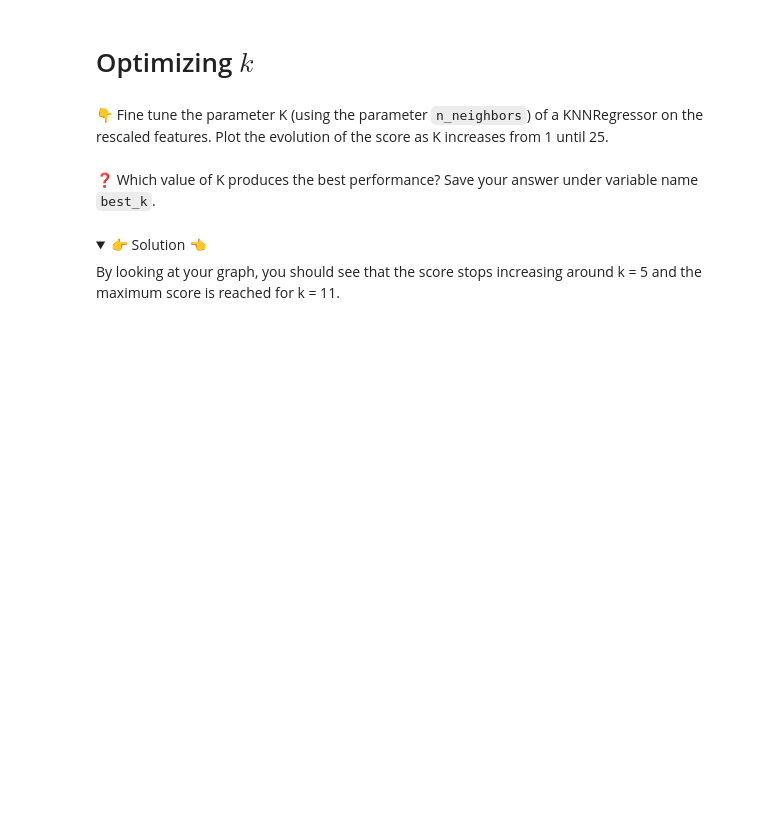
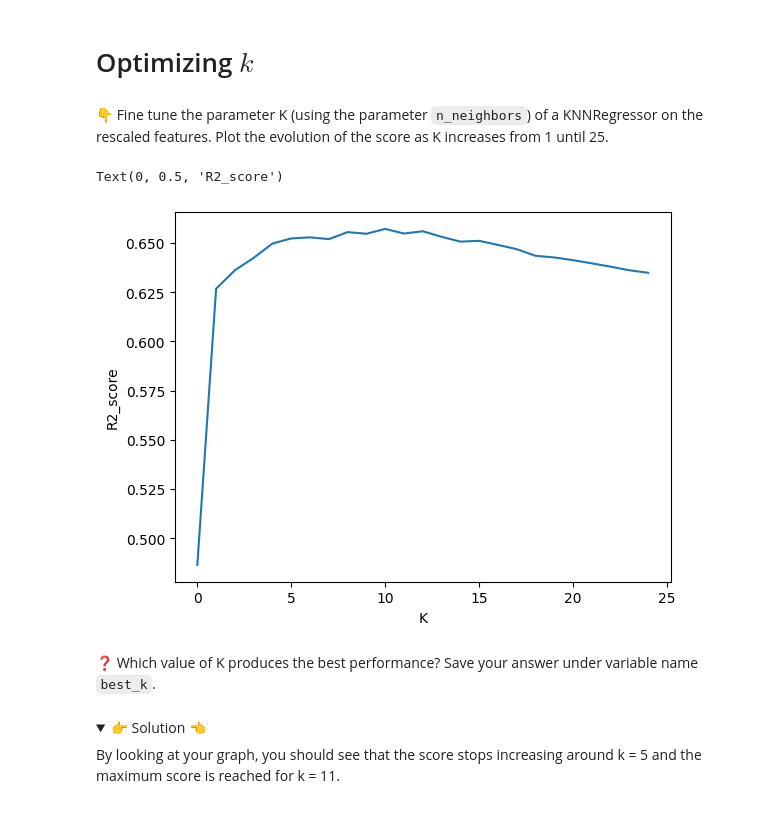
Before and after one commit to multiyumz/data-science-challenges, a Jupyter notebook: data-knn/KNN.ipynb, the cells around one changed output. Drawn from its saved outputs; the diff is of its cells as text; code cells hidden in the pictures; folded sections open; blank space fills up the shorter version.

```diff
--- a/data-knn/KNN.ipynb
+++ b/data-knn/KNN.ipynb
@@ -170,0 +171,8 @@ git push origin master
+# %%
+n_neighbors = list(np.arange(1,26))
+# %%
+scores = []
+
+for i in n_neighbors:
+    cv_results = cross_validate(KNeighborsRegressor(n_neighbors=i), X_rescaled, y, cv=5)
+    scores.append(cv_results['test_score'].mean())
@@ -171,2 +181,9 @@ git push origin master
+# %%
+plt.plot(scores);
+plt.xlabel('K')
+plt.ylabel('R2_score')
+# %% [output]
+Text(0, 0.5, 'R2_score')
+[figure, added]
 # %% [markdown]
 ❓ Which value of K produces the best performance? Save your answer under variable name `best_k`.
```
Also changed, not shown: parts of 23 cells of this notebook, 3 other files.
